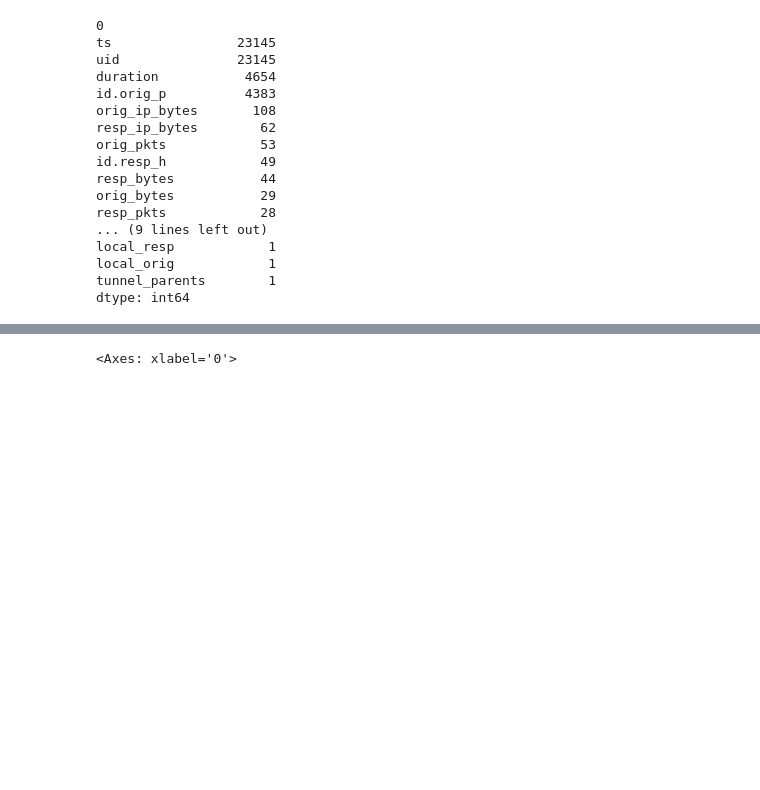
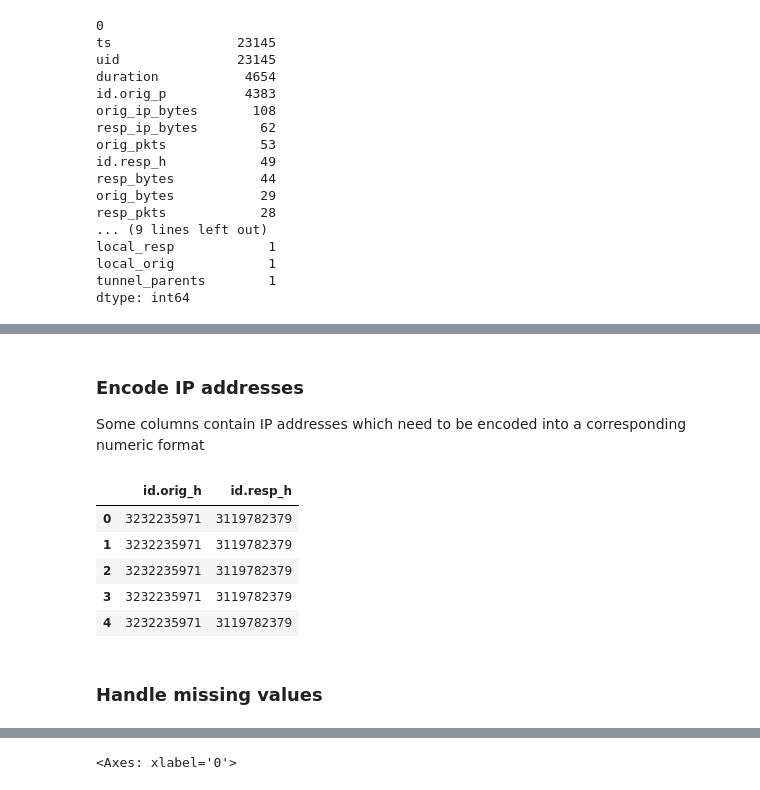
Before and after one commit to sinanw/ml-classification-malicious-network-traffic, a Jupyter notebook: main.ipynb, the cells around one changed output, grey strips where cells are left out. Cells and saved outputs as stored; diff of their text form; code cells hidden in the pictures; blank space fills up the shorter version.

```diff
--- a/main.ipynb
+++ b/main.ipynb
@@ -166,0 +185,3 @@ memory usage: 3.0+ MB
+# %% [markdown]
+### Encode IP addresses
+Some columns contain IP addresses which need to be encoded into a corresponding numeric format
@@ -166,0 +196,12 @@ memory usage: 3.0+ MB
+# %%
+#check encoded ip addresses
+data_df[["id.orig_h","id.resp_h"]].head()
+# %% [output]
+|  | id.orig_h | id.resp_h |
+| 0 | 3232235971 | 3119782379 |
+| 1 | 3232235971 | 3119782379 |
+| 2 | 3232235971 | 3119782379 |
+| 3 | 3232235971 | 3119782379 |
+| 4 | 3232235971 | 3119782379 |
+# %% [markdown]
+### Handle missing values
```
Also changed, not shown: parts of 18 cells of this notebook.
